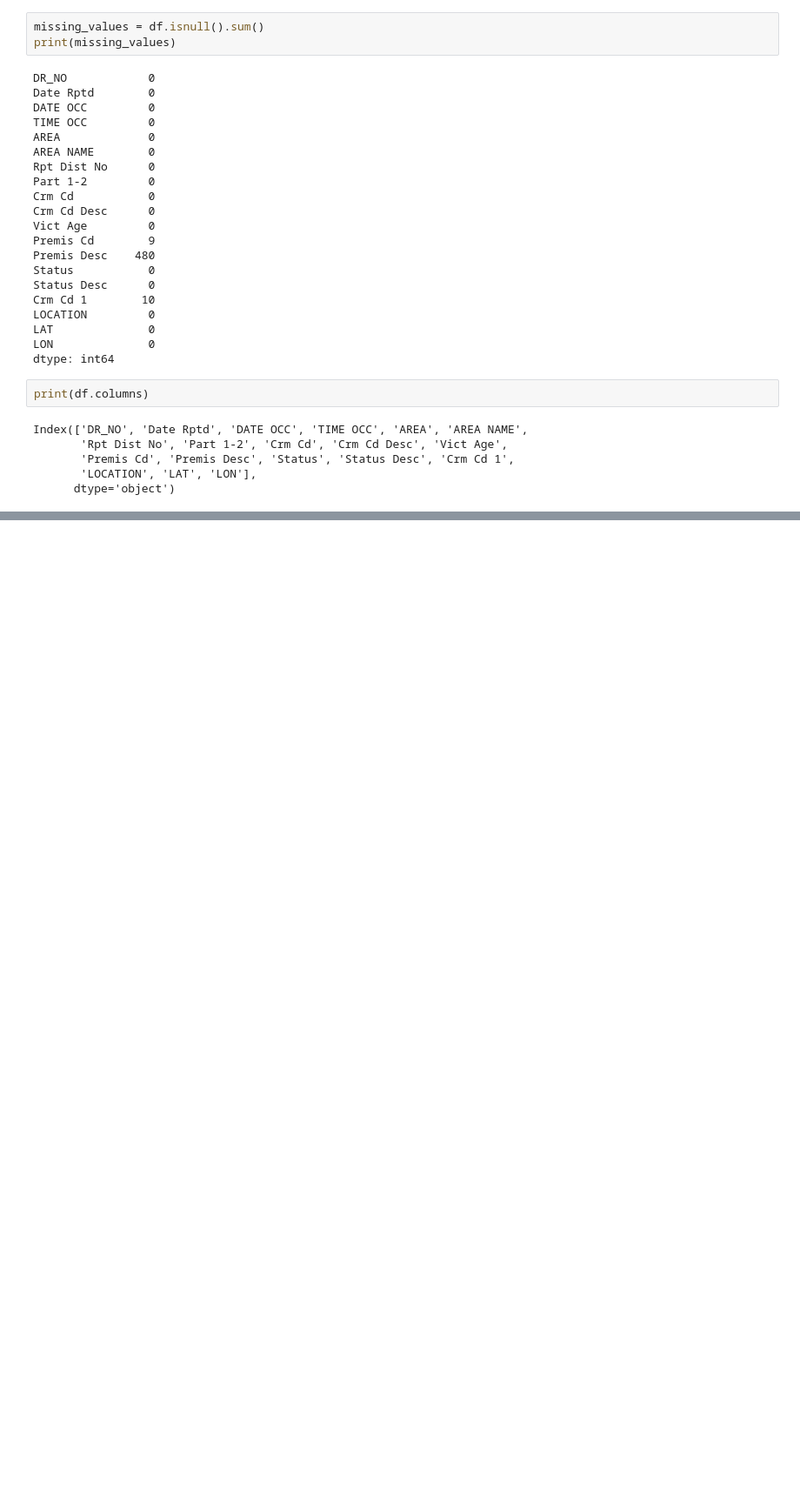
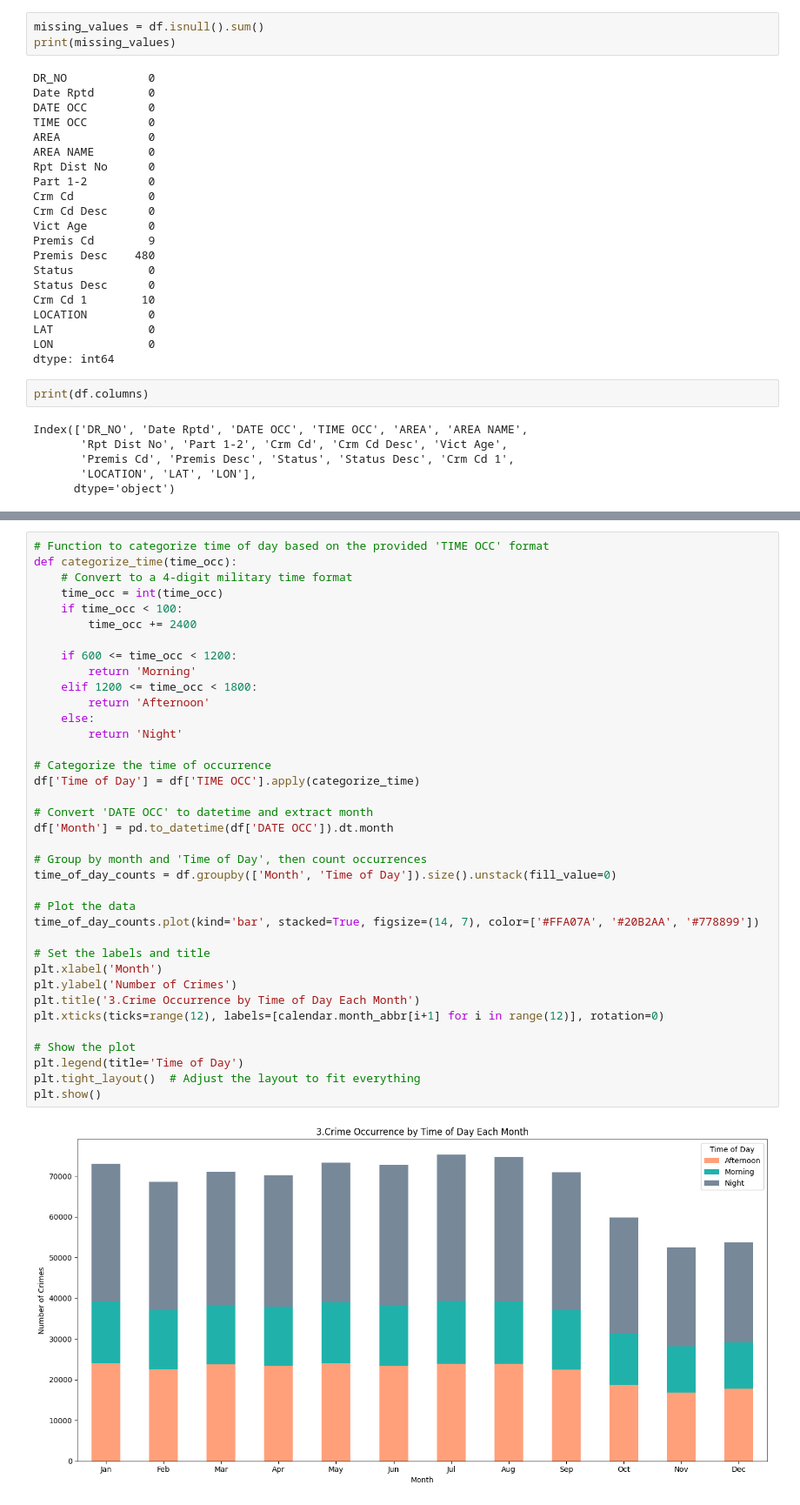
Before and after one commit to tangihamajumder/Crime_Data_Analysis, a Jupyter notebook: crime_data.ipynb, the cells around one changed output, grey strips where cells are left out. Shown at 87% size. Drawn from its saved outputs; the diff is of its cells as text; blank space fills up the shorter version.

```diff
--- a/crime_data.ipynb
+++ b/crime_data.ipynb
@@ -122,0 +171,39 @@ plt.show()
+# %%
+# Function to categorize time of day based on the provided 'TIME OCC' format
+def categorize_time(time_occ):
+    # Convert to a 4-digit military time format
+    time_occ = int(time_occ)
+    if time_occ < 100:
+        time_occ += 2400
+
+    if 600 <= time_occ < 1200:
+        return 'Morning'
+    elif 1200 <= time_occ < 1800:
+        return 'Afternoon'
+    else:
+        return 'Night'
+
+# Categorize the time of occurrence
+df['Time of Day'] = df['TIME OCC'].apply(categorize_time)
+
+# Convert 'DATE OCC' to datetime and extract month
+df['Month'] = pd.to_datetime(df['DATE OCC']).dt.month
+
+# Group by month and 'Time of Day', then count occurrences
+time_of_day_counts = df.groupby(['Month', 'Time of Day']).size().unstack(fill_value=0)
+
+# Plot the data
+time_of_day_counts.plot(kind='bar', stacked=True, figsize=(14, 7), color=['#FFA07A', '#20B2AA', '#778899'])
+
+# Set the labels and title
+plt.xlabel('Month')
+plt.ylabel('Number of Crimes')
+plt.title('3.Crime Occurrence by Time of Day Each Month')
+plt.xticks(ticks=range(12), labels=[calendar.month_abbr[i+1] for i in range(12)], rotation=0)
+
+# Show the plot
+plt.legend(title='Time of Day')
+plt.tight_layout()  # Adjust the layout to fit everything
+plt.show()
+# %% [output]
+[figure, added]
```
Also changed, not shown: parts of 10 cells of this notebook.
